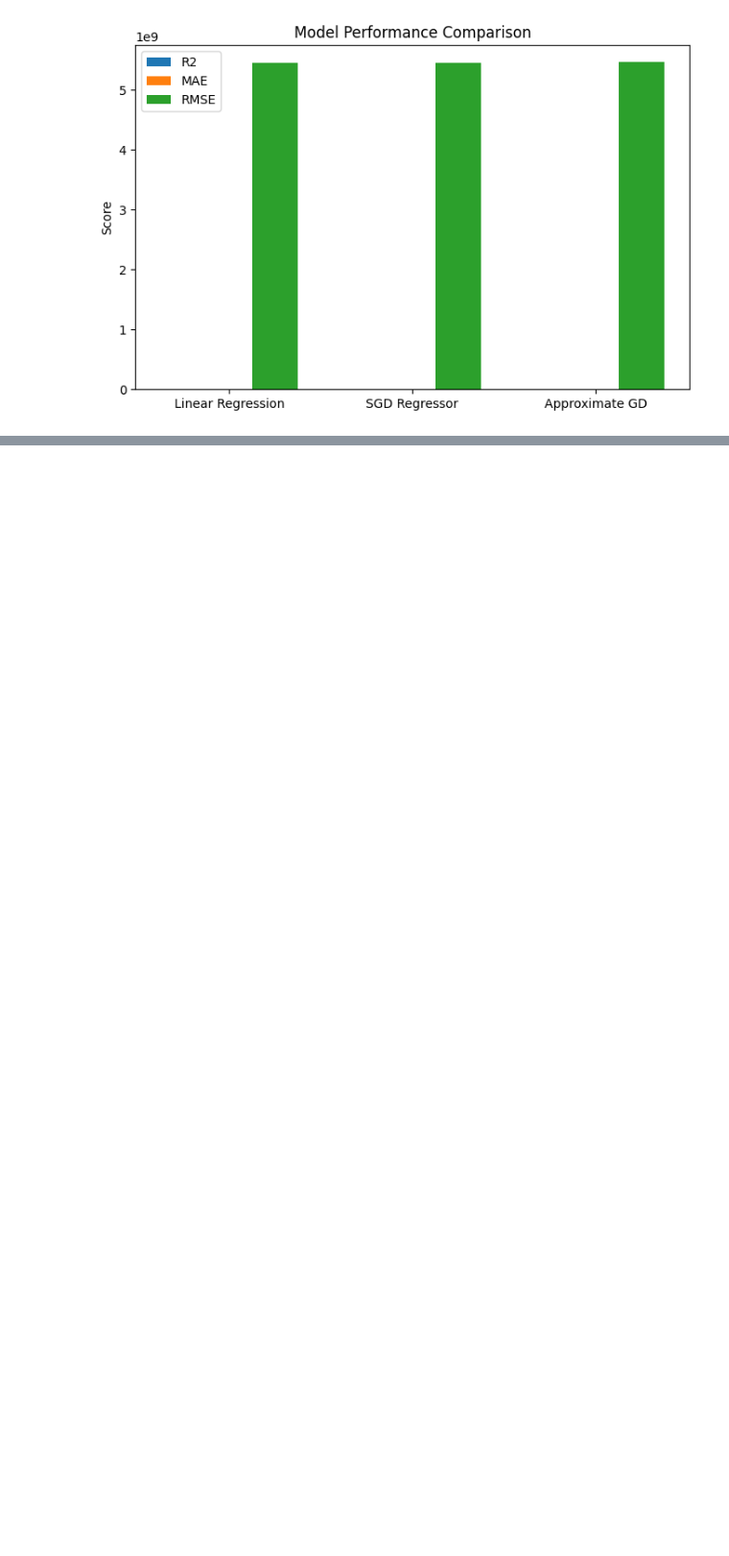
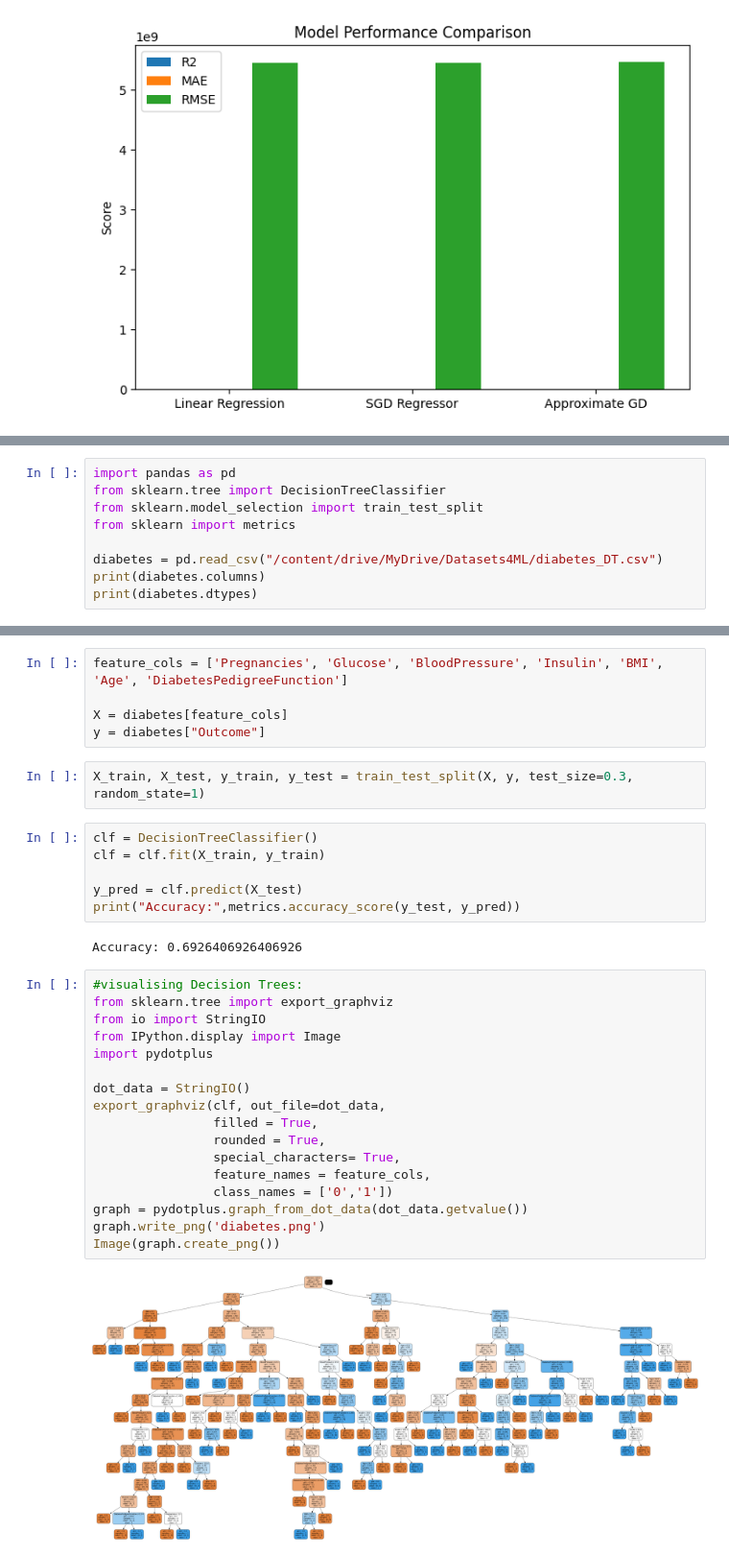
Before and after one commit to vedith12/ML-tasks, a Jupyter notebook: ML_basics.ipynb, the cells around one changed output, grey strips where cells are left out. Shown at 96% size. Cells and saved outputs as stored; diff of their text form; blank space fills up the shorter version.

```diff
--- a/ML_basics.ipynb
+++ b/ML_basics.ipynb
@@ -2006,0 +2013,9 @@ plt.show()
+# %%
+import pandas as pd
+from sklearn.tree import DecisionTreeClassifier
+from sklearn.model_selection import train_test_split
+from sklearn import metrics
+
+diabetes = pd.read_csv("/content/drive/MyDrive/Datasets4ML/diabetes_DT.csv")
+print(diabetes.columns)
+print(diabetes.dtypes)
@@ -2006,0 +2036,34 @@ plt.show()
+# %%
+feature_cols = ['Pregnancies', 'Glucose', 'BloodPressure', 'Insulin', 'BMI', 'Age', 'DiabetesPedigreeFunction']
+
+X = diabetes[feature_cols]
+y = diabetes["Outcome"]
+# %%
+X_train, X_test, y_train, y_test = train_test_split(X, y, test_size=0.3, random_state=1)
+# %%
+clf = DecisionTreeClassifier()
+clf = clf.fit(X_train, y_train)
+
+y_pred = clf.predict(X_test)
+print("Accuracy:",metrics.accuracy_score(y_test, y_pred))
+# %% [output]
+Accuracy: 0.6926406926406926
+# %%
+#visualising Decision Trees:
+from sklearn.tree import export_graphviz
+from io import StringIO
+from IPython.display import Image
+import pydotplus
+
+dot_data = StringIO()
+export_graphviz(clf, out_file=dot_data,
+                filled = True,
+                rounded = True,
+                special_characters= True,
+                feature_names = feature_cols,
+                class_names = ['0','1'])
+graph = pydotplus.graph_from_dot_data(dot_data.getvalue())
+graph.write_png('diabetes.png')
+Image(graph.create_png())
+# %% [output]
+[figure, added]
```
Also changed, not shown: parts of 18 cells of this notebook.
